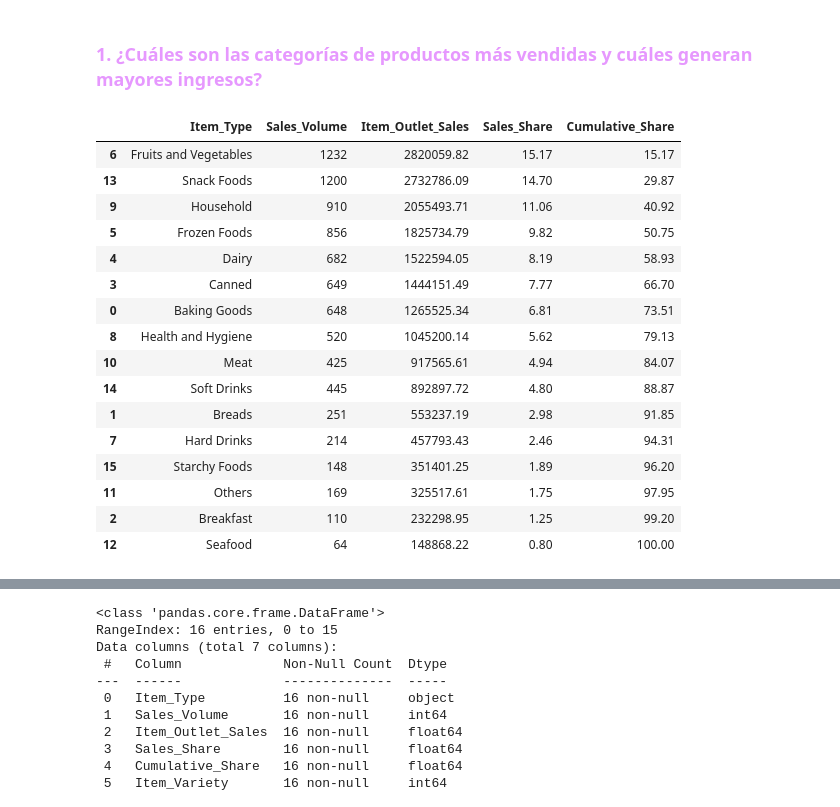
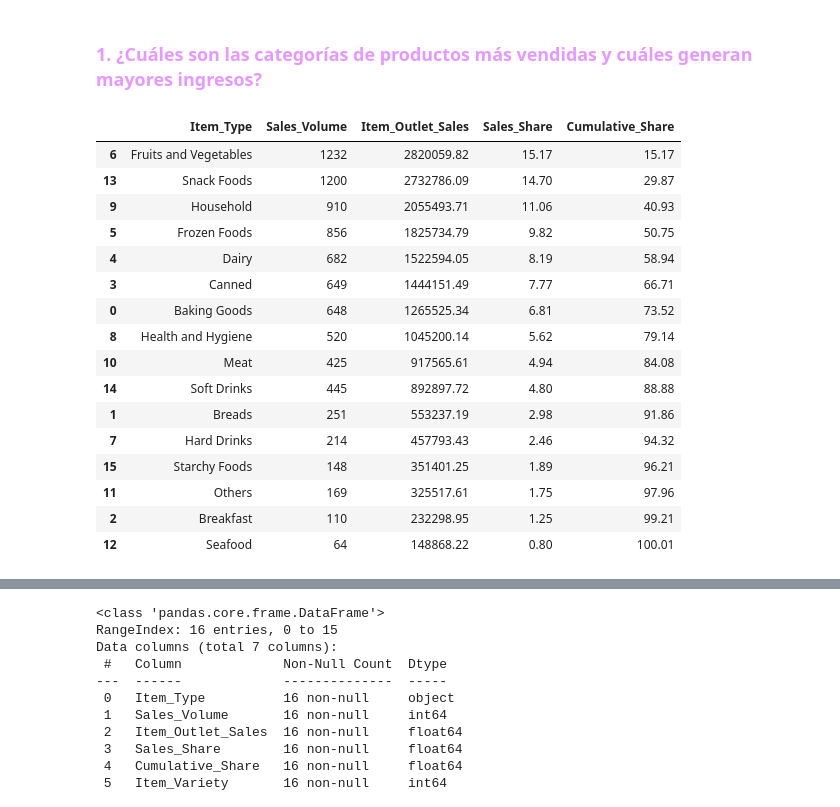
Before and after one commit to ignaciomajo/pi_challenge, a Jupyter notebook: PiChallenge.ipynb, the cells around one changed output, grey strips where cells are left out. Cells and saved outputs as stored; diff of their text form; code cells hidden in the pictures.

```diff
--- a/PiChallenge.ipynb
+++ b/PiChallenge.ipynb
@@ -678,36 +700,37 @@ train_ds.drop('Item_Units_Sold', axis=1, inplace=True)
 # %% [markdown]
 ### <font color='#e698fe'>**1. ¿Cuáles son las categorías de productos más vendidas y cuáles generan mayores ingresos?**</font>
 # %%
-pd.set_option('display.float_format', lambda x: '%.2f' % x)
+#pd.set_option('display.float_format', lambda x: '%.2f' % x)
 # %%
 cat_sizes = train_ds.groupby(['Item_Type']).size().reset_index()
 cat_sizes = cat_sizes.rename(columns={0: 'Sales_Volume'})
 # %%
 cat_sales = train_ds.groupby(['Item_Type'])['Item_Outlet_Sales'].sum().reset_index()
+cat_sales['Item_Outlet_Sales'] = np.round(cat_sales['Item_Outlet_Sales'], 2)
 # %%
 items_sales = cat_sizes.merge(cat_sales, on='Item_Type')
 items_sales = items_sales.sort_values(by='Item_Outlet_Sales', ascending=False)
-items_sales['Sales_Share'] = (items_sales['Item_Outlet_Sales'] / items_sales['Item_Outlet_Sales'].sum()) * 100
-items_sales['Cumulative_Share'] = items_sales['Sales_Share'].cumsum()
+items_sales['Sales_Share'] = np.round((items_sales['Item_Outlet_Sales'] / items_sales['Item_Outlet_Sales'].sum()) * 100,2)
+items_sales['Cumulative_Share'] = np.round(items_sales['Sales_Share'].cumsum(),2)
 items_sales.sort_values(by='Item_Outlet_Sales', ascending=False)
 # %% [output]
 |  | Item_Type | Sales_Volume | Item_Outlet_Sales | Sales_Share | Cumulative_Share |
 | 6 | Fruits and Vegetables | 1232 | 2820059.82 | 15.17 | 15.17 |
 | 13 | Snack Foods | 1200 | 2732786.09 | 14.70 | 29.87 |
-| 9 | Household | 910 | 2055493.71 | 11.06 | 40.92 |
+| 9 | Household | 910 | 2055493.71 | 11.06 | 40.93 |
 | 5 | Frozen Foods | 856 | 1825734.79 | 9.82 | 50.75 |
-| 4 | Dairy | 682 | 1522594.05 | 8.19 | 58.93 |
-| 3 | Canned | 649 | 1444151.49 | 7.77 | 66.70 |
-| 0 | Baking Goods | 648 | 1265525.34 | 6.81 | 73.51 |
-| 8 | Health and Hygiene | 520 | 1045200.14 | 5.62 | 79.13 |
-| 10 | Meat | 425 | 917565.61 | 4.94 | 84.07 |
-| 14 | Soft Drinks | 445 | 892897.72 | 4.80 | 88.87 |
-| 1 | Breads | 251 | 553237.19 | 2.98 | 91.85 |
-| 7 | Hard Drinks | 214 | 457793.43 | 2.46 | 94.31 |
-| 15 | Starchy Foods | 148 | 351401.25 | 1.89 | 96.20 |
-| 11 | Others | 169 | 325517.61 | 1.75 | 97.95 |
-| 2 | Breakfast | 110 | 232298.95 | 1.25 | 99.20 |
-| 12 | Seafood | 64 | 148868.22 | 0.80 | 100.00 |
+| 4 | Dairy | 682 | 1522594.05 | 8.19 | 58.94 |
+| 3 | Canned | 649 | 1444151.49 | 7.77 | 66.71 |
+| 0 | Baking Goods | 648 | 1265525.34 | 6.81 | 73.52 |
+| 8 | Health and Hygiene | 520 | 1045200.14 | 5.62 | 79.14 |
+| 10 | Meat | 425 | 917565.61 | 4.94 | 84.08 |
+| 14 | Soft Drinks | 445 | 892897.72 | 4.80 | 88.88 |
+| 1 | Breads | 251 | 553237.19 | 2.98 | 91.86 |
+| 7 | Hard Drinks | 214 | 457793.43 | 2.46 | 94.32 |
+| 15 | Starchy Foods | 148 | 351401.25 | 1.89 | 96.21 |
+| 11 | Others | 169 | 325517.61 | 1.75 | 97.96 |
+| 2 | Breakfast | 110 | 232298.95 | 1.25 | 99.21 |
+| 12 | Seafood | 64 | 148868.22 | 0.80 | 100.01 |
 # %%
 items_per_cat = train_ds.groupby(['Item_Type'])['Item_Identifier'].nunique().reset_index()
 # %%
```
Also changed, not shown: parts of 190 cells of this notebook.
